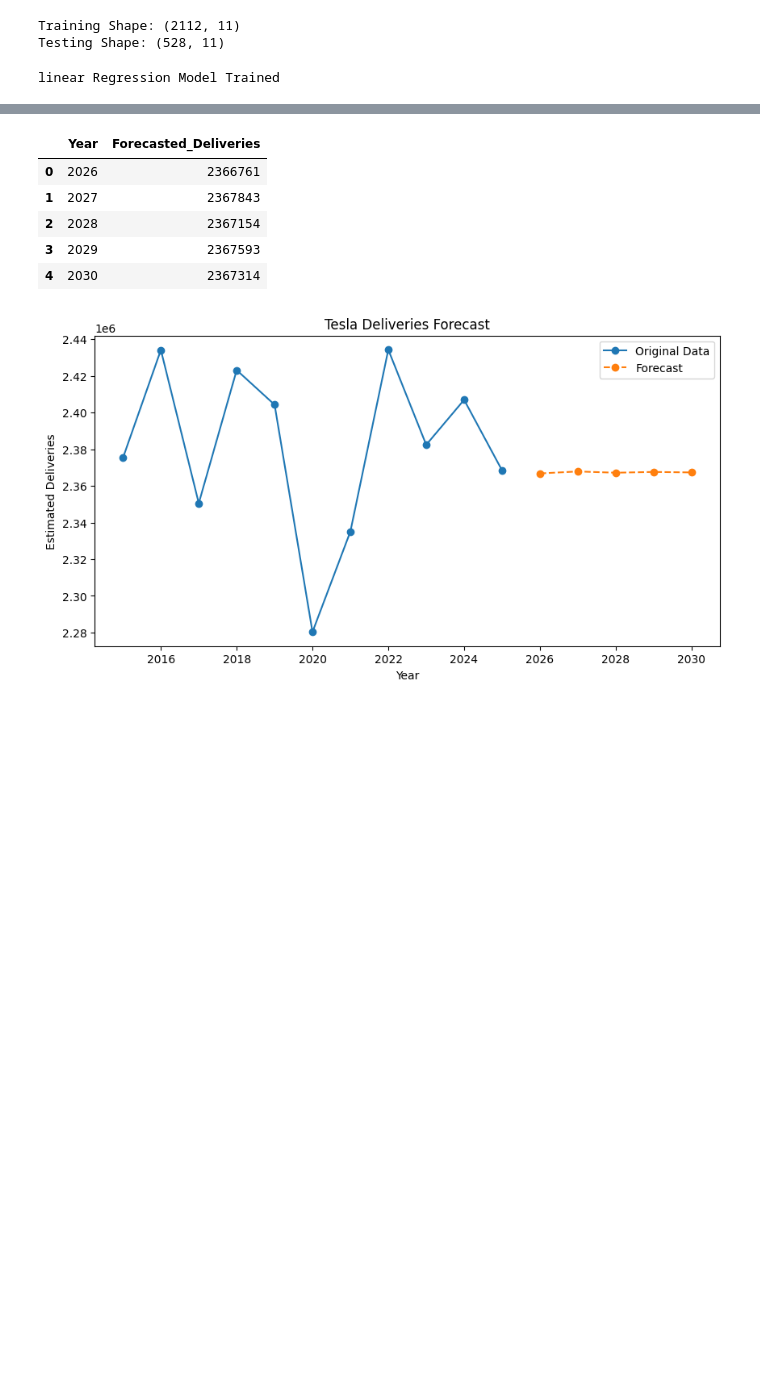
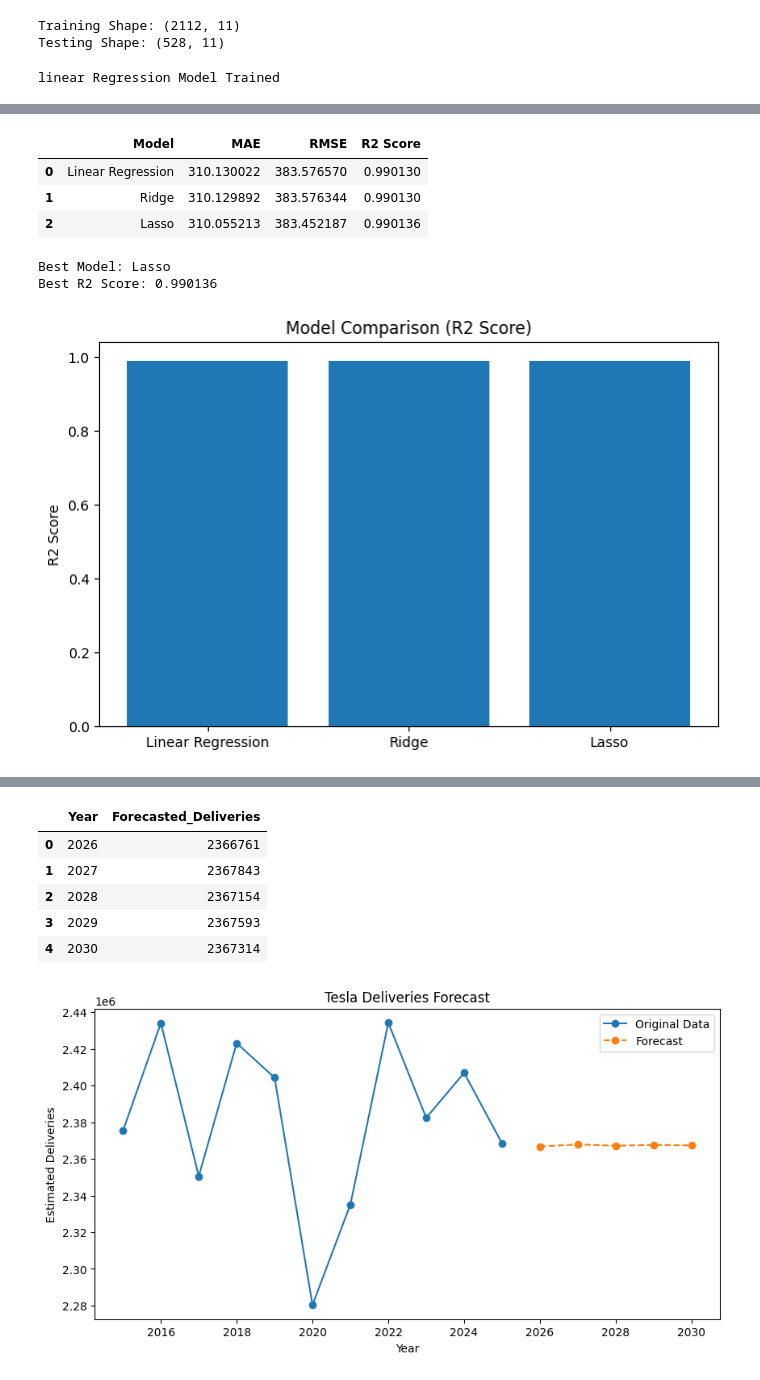
Before and after one commit to Divyanshuchouhan00/celebal-internship-assignments, a Jupyter notebook: week2/week2_DivyanshuChouhan_JIET.ipynb, the cells around one changed output, grey strips where cells are left out. Drawn from its saved outputs; the diff is of its cells as text; code cells hidden in the pictures; blank space fills up the shorter version.

```diff
--- a/week2/week2_DivyanshuChouhan_JIET.ipynb
+++ b/week2/week2_DivyanshuChouhan_JIET.ipynb
@@ -345,0 +323,73 @@ Best Parameters:
+# %%
+#Ridge Regression Model
+
+ridge_model = Ridge(alpha=1.0)
+
+ridge_model.fit(X_train, y_train)
+
+ridge_pred = ridge_model.predict(X_test)
+# %%
+#Lasso Regression Model
+
+lasso_model = Lasso(alpha=1.0)
+
+lasso_model.fit(X_train, y_train)
+
+lasso_pred = lasso_model.predict(X_test)
+# %%
+comparison_df = pd.DataFrame({
+
+    "Model": ["Linear Regression", "Ridge", "Lasso"],
+
+    "MAE": [
+        mean_absolute_error(y_test, lr_pred),
+        mean_absolute_error(y_test, ridge_pred),
+        mean_absolute_error(y_test, lasso_pred)
+    ],
+
+    "RMSE": [
+        np.sqrt(mean_squared_error(y_test, lr_pred)),
+        np.sqrt(mean_squared_error(y_test, ridge_pred)),
+        np.sqrt(mean_squared_error(y_test, lasso_pred))
+    ],
+
+    "R2 Score": [
+        r2_score(y_test, lr_pred),
+        r2_score(y_test, ridge_pred),
+        r2_score(y_test, lasso_pred)
+    ]
+
+})
+
+comparison_df
+# %% [output]
+|  | Model | MAE | RMSE | R2 Score |
+| 0 | Linear Regression | 310.130022 | 383.576570 | 0.990130 |
+| 1 | Ridge | 310.129892 | 383.576344 | 0.990130 |
+| 2 | Lasso | 310.055213 | 383.452187 | 0.990136 |
+# %%
+#Model Comparison of 3 models
+
+plt.figure(figsize=(8,5))
+
+plt.bar(
+    comparison_df["Model"],
+    comparison_df["R2 Score"]
+)
+
+plt.ylabel("R2 Score")
+plt.title("Model Comparison (R2 Score)")
+
+
+best_model = comparison_df.loc[
+    comparison_df["R2 Score"].idxmax()
+]
+
+print("Best Model:", best_model["Model"])
+print("Best R2 Score:", round(best_model["R2 Score"],6))
+
+plt.show()
+# %% [output]
+Best Model: Lasso
+Best R2 Score: 0.990136
+[figure, added]
```
Also changed, not shown: parts of 11 cells of this notebook.
